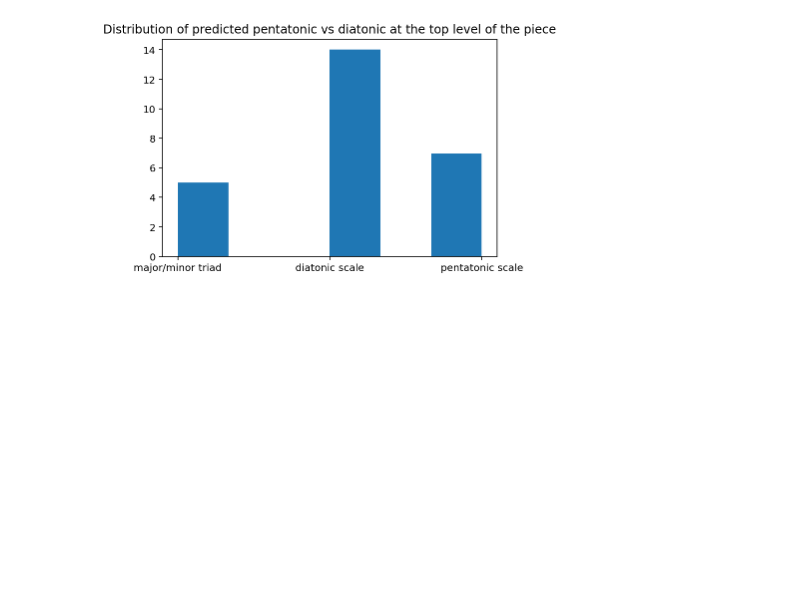
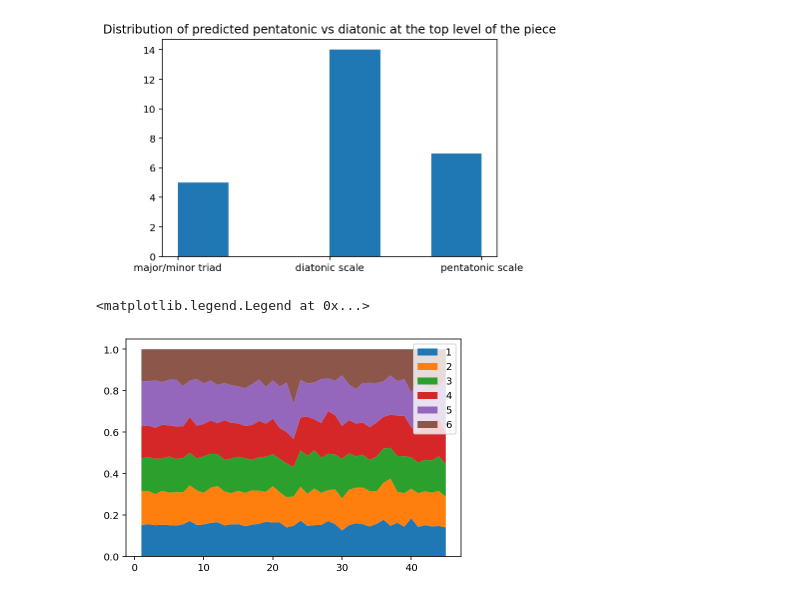
Before and after one commit to ludovicaschaerf/Group-5-Debussy-Pitch-Scapes, a Jupyter notebook: Predictions.ipynb, the cells around one changed output. Drawn from its saved outputs; the diff is of its cells as text; code cells hidden in the pictures; blank space fills up the shorter version.

```diff
--- a/Predictions.ipynb
+++ b/Predictions.ipynb
@@ -11,7 +11,7 @@ scores = glob('./scores/*.mid')
 data = {}
 for score in scores:
     try:
-        data[score] = predict_scale(score, ver_ratio=(0.8,1))
+        data[score] = predict_scale(score, ver_ratio=(0.8))
     except:
         print('could not predict')
 # %% [output]
@@ -263,0 +218,19 @@ plt.legend(loc='upper left')
+# %%
+# Create data
+x = range(1,len(scores))
+y = []
+coeffs = [d[2] for d in data.values()]
+cfr = pd.DataFrame(coeffs)
+coeffs_perc = cfr.divide(cfr.sum(axis=1), axis=0)
+
+for i in range(6):
+    y.append(coeffs_perc[i])
+y = list(y)
+print(y
+
+# Basic stacked area chart.
+plt.stackplot(x,y[0],y[1], y[2],y[3],y[4],y[5], labels=['1','2','3','4','5','6'])
+plt.legend(loc='upper right')
+# %% [output]
+<matplotlib.legend.Legend at 0x...>
+[figure, added]
```
Also changed, not shown: parts of 4 cells of this notebook.
